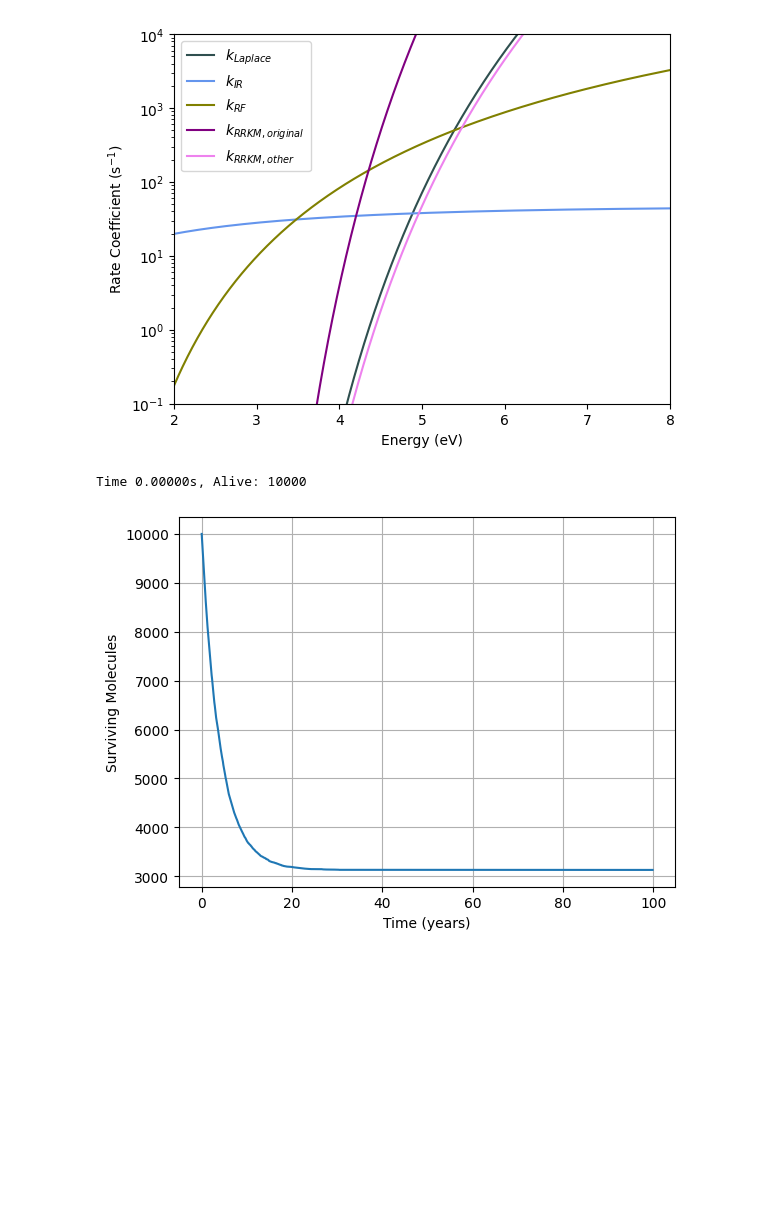
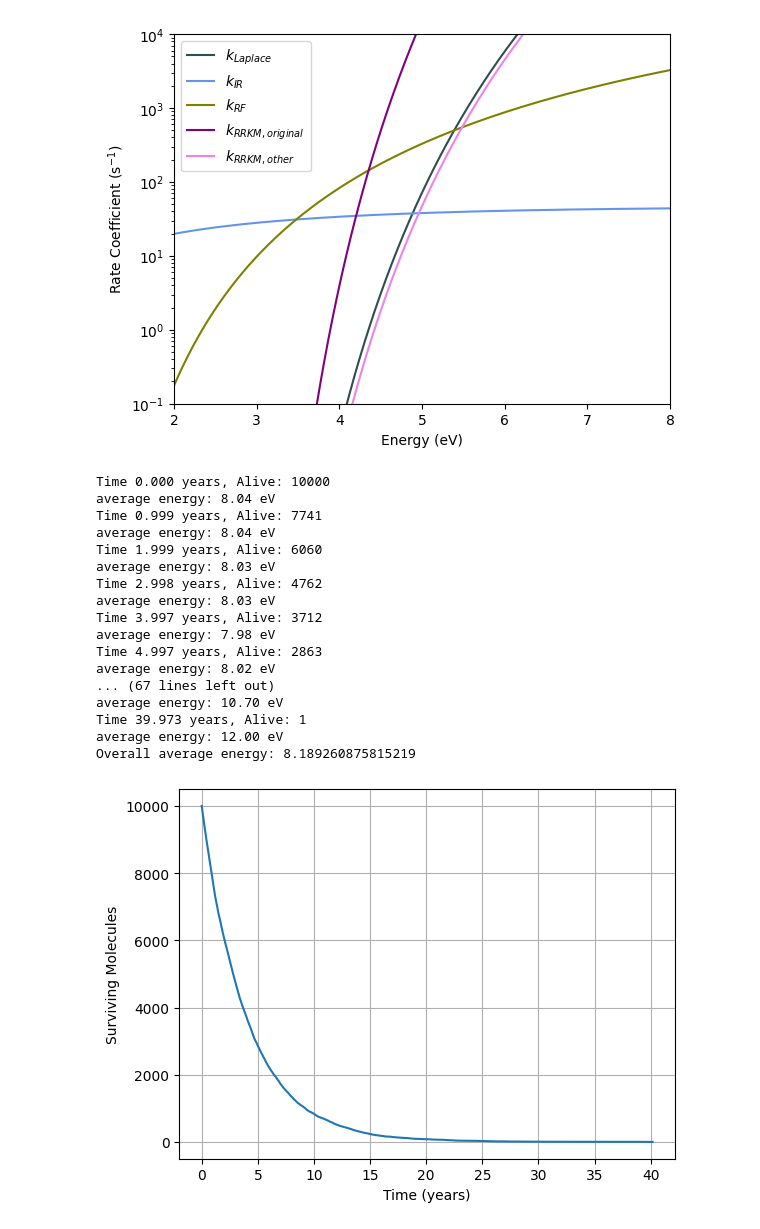
Before and after one commit to mustafa9812/Project-Cynap, a Jupyter notebook: scripts/calculations.ipynb, the cells around one changed output. Saved outputs shown, nothing was run; the diff lists cells and outputs as text; code cells hidden in the pictures; blank space fills up the shorter version.

```diff
--- a/scripts/calculations.ipynb
+++ b/scripts/calculations.ipynb
@@ -984,20 +984,14 @@ plt.savefig(r'C:\Users\Mustafa\Documents\GitHub\Project-Cynap\plots\Cation-1cyan
 # https://www.sciencedirect.com/science/article/pii/S0168583X24001575?via%3Dihub
 # https://chem.libretexts.org/Courses/Grinnell_College/CHM_364%3A_Physical_Chemistry_2_%28Grinnell_College%29/13%3A_Lasers_Laser_Spectroscopy_and_Photochemistry/13.01%3A_Electronically_Excited_Molecules_can_Relax_by_a_Number_of_Processes
 
-
-# FUNCTION FOR FUV ABSORPTION CROSS SECTION
-def FUV_absorption_cross_section(Nc):
-    sigma = 7 * 10**(-18) * Nc
-    return sigma
-
 # PARAMETERS FOR MONTE CARLO SIMULATION
 num_molecules = 10000
 E_min = 3.82  # eV, lower limit
-E_max = 26   # eV, upper limit
+E_max = 12   # eV, upper limit
 Nc = 11
-FUV_flux = 1e8 #(photons/cm^2/s)
-sigma_FUV = FUV_absorption_cross_section(Nc)  # cm^2
-total_time = 3153600000  # seconds in one year
+G0 = 1 # FUV Habing field for the NGC 7023 region
+t_uv = 1.4e9 / (Nc * G0)
+total_time = 3153600000 # in seconds
 dt = total_time / 1000  # ~31,557.6 seconds per timestep
 timesteps = int(total_time / dt)
 
@@ -1010,6 +1004,7 @@ molecule_alive = np.ones(num_molecules, dtype=bool)
 molecule_excited = np.zeros(num_molecules, dtype=bool)
 survival_history = []
 time_history = []
+total_average = []
 
 for t in range(timesteps):
     alive_mask = molecule_alive
@@ -1027,59 +1022,76 @@ for t in range(timesteps):
     k_RF = interp_RF(E)
 
     # Zero out rates if molecule not yet excited or below thresholds
-    k_RRKM[E < 3.16] = 0
-    k_RF[E < 1.1009796817920001] = 0
+    k_RRKM[E < C_RRKM_filtered_energies_list_eV[0]] = 0
+    k_RF[E < RF_filtered_energies_list_eV[0]] = 0
 
     k_RRKM[~was_excited] = 0
     k_IR[~was_excited] = 0
     k_RF[~was_excited] = 0
 
     # PROBABILITIES
-    p_FUV = FUV_flux * sigma_FUV * dt
     p_RRKM = k_RRKM * dt
     p_IR = k_IR * dt
     p_RF = k_RF * dt
+    p_FUV_arr = np.full_like(p_RRKM, dt / t_uv)
 
     # NORMALIZATION
-    p_sum = p_RRKM + p_IR + p_RF + p_FUV
+    p_sum = p_RRKM + p_IR + p_RF + p_FUV_arr
     over_one = p_sum > 1
     p_RRKM[over_one] /= p_sum[over_one]
     p_IR[over_one]   /= p_sum[over_one]
     p_RF[over_one]   /= p_sum[over_one]
-
-
-    p_FUV_arr = np.full_like(p_RRKM, p_FUV)
     p_FUV_arr[over_one] /= p_sum[over_one] # p_FUV is scalar, so just recalculate for over_one
 
     rand = np.random.rand(np.sum(alive_mask))
 
     rrkm_mask = rand < p_RRKM
     ir_mask = (rand >= p_RRKM) & (rand < p_RRKM + p_IR)
     rf_mask = (rand >= p_RRKM + p_IR) & (rand < p_RRKM + p_IR + p_RF)
     fuv_mask = (rand >= p_RRKM + p_IR + p_RF) & (rand < p_RRKM + p_IR + p_RF + p_FUV_arr)
 
     molecule_alive[idx[rrkm_mask]] = False
     molecule_energies[idx[ir_mask]] = np.maximum(E[ir_mask] - 0.05, E_min)
 
     E_RF_LOSS = np.random.uniform(2.0, 4.0, size=np.sum(rf_mask))
     molecule_energies[idx[rf_mask]] = np.maximum(E[rf_mask] - E_RF_LOSS, E_min)
 
     E_FUV_GAIN = np.random.uniform(0.5, 13.6, size=np.sum(fuv_mask))
     molecule_energies[idx[fuv_mask]] = np.minimum(E[fuv_mask] + E_FUV_GAIN, E_max)
     molecule_excited[idx[fuv_mask]] = True
 
     survival_history.append(np.sum(molecule_alive))
     time_history.append(t * dt)
-    if t % 100000 == 0:
-        print(f"Time {t*dt:.5f}s, Alive: {np.sum(molecule_alive)}")
+    avg_energy = np.mean(molecule_energies[molecule_alive]) if np.any(molecule_alive) else 0
+    total_average.append(avg_energy)
 
+    if t % (10 * total_time / total_time) == 0:
+        print(f"Time {t*dt /3.15576e7:.3f} years, Alive: {np.sum(molecule_alive)}")
+        #print(f"average energy: {avg_energy:.2f} eV")
 # PLOT
 plt.plot(np.array(time_history) / 3.15576e7, survival_history)
 plt.xlabel('Time (years)')
 plt.ylabel('Surviving Molecules')
 # plt.title('Monte Carlo Survivability: 1-Cyanonaphthalene Cation')
 plt.grid(True)
-# plt.show()
+overall_avg_energy = np.mean(total_average)
+print("Overall average energy:", overall_avg_energy)
 # %% [output]
-Time 0.00000s, Alive: 10000
+Time 0.000 years, Alive: 10000
+average energy: 8.04 eV
+Time 0.999 years, Alive: 7741
+average energy: 8.04 eV
+Time 1.999 years, Alive: 6060
+average energy: 8.03 eV
+Time 2.998 years, Alive: 4762
+average energy: 8.03 eV
+Time 3.997 years, Alive: 3712
+average energy: 7.98 eV
+Time 4.997 years, Alive: 2863
+average energy: 8.02 eV
+... (67 lines left out)
+average energy: 10.70 eV
+Time 39.973 years, Alive: 1
+average energy: 12.00 eV
+Overall average energy: 8.189260875815219
-[figure, old version]
+[figure, new version]
```
Also changed, not shown: parts of 2 cells of this notebook, 1 other file.
